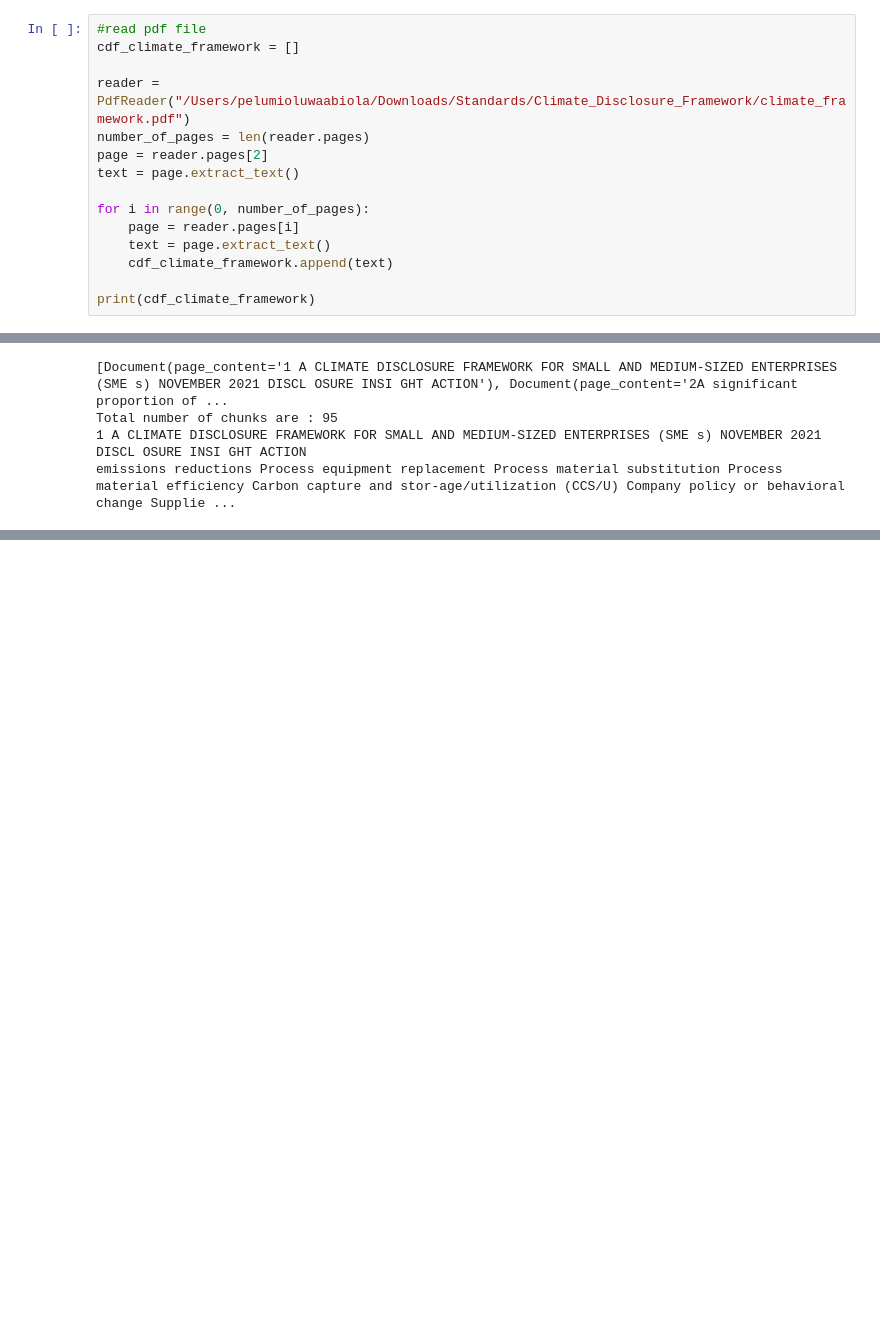
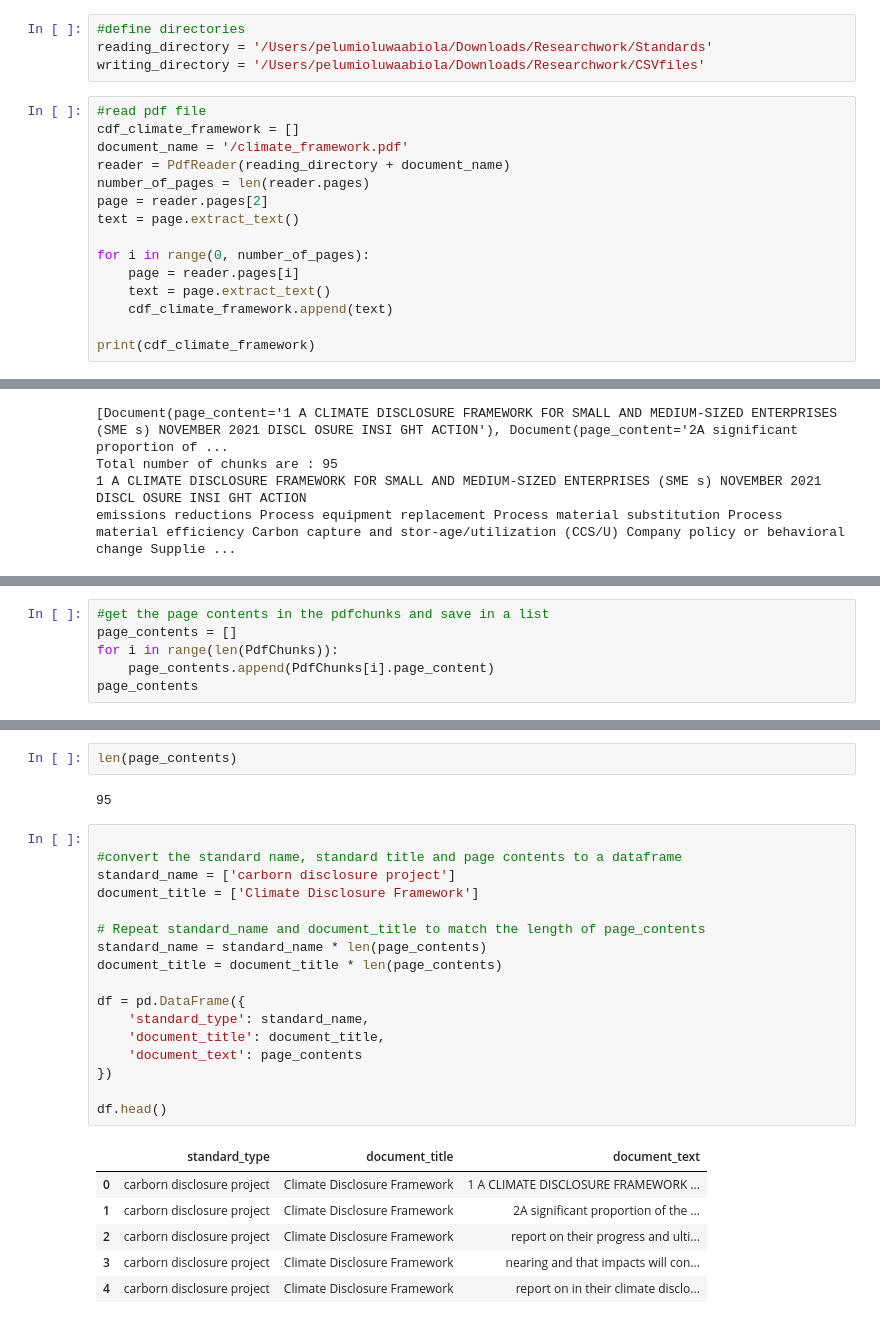
Before and after one commit to Pelumioluwa/Sustainable_Finance_Analyzer, a Jupyter notebook: DocumentProcessing.ipynb, the cells around one changed output, grey strips where cells are left out. Saved outputs shown, nothing was run; the diff lists cells and outputs as text; blank space fills up the shorter version.

Commit message:
update to data cleaning

```diff
--- a/DocumentProcessing.ipynb
+++ b/DocumentProcessing.ipynb
@@ -14,8 +15,12 @@ from langchain.text_splitter import RecursiveCharacterTextSplitter
+# %%
+#define directories
+reading_directory = '/Users/pelumioluwaabiola/Downloads/Researchwork/Standards'
+writing_directory = '/Users/pelumioluwaabiola/Downloads/Researchwork/CSVfiles'
 # %%
 #read pdf file
 cdf_climate_framework = []
-
-reader = PdfReader("/Users/pelumioluwaabiola/Downloads/Standards/Climate_Disclosure_Framework/climate_framework.pdf")
+document_name = '/climate_framework.pdf'
+reader = PdfReader(reading_directory + document_name)
 number_of_pages = len(reader.pages)
 page = reader.pages[2]
 text = page.extract_text()
@@ -119,0 +121,6 @@ emissions reductions Process equipment replacement Process material substitution
+# %%
+#get the page contents in the pdfchunks and save in a list
+page_contents = []
+for i in range(len(PdfChunks)):
+    page_contents.append(PdfChunks[i].page_content)
+page_contents
@@ -119,0 +145,28 @@ emissions reductions Process equipment replacement Process material substitution
+# %%
+len(page_contents)
+# %% [output]
+95
+# %%
+
+#convert the standard name, standard title and page contents to a dataframe
+standard_name = ['carborn disclosure project']
+document_title = ['Climate Disclosure Framework']
+
+# Repeat standard_name and document_title to match the length of page_contents
+standard_name = standard_name * len(page_contents)
+document_title = document_title * len(page_contents)
+
+df = pd.DataFrame({
+    'standard_type': standard_name,
+    'document_title': document_title,
+    'document_text': page_contents
+})
+
+df.head()
+# %% [output]
+|  | standard_type | document_title | document_text |
+| 0 | carborn disclosure project | Climate Disclosure Framework | 1 A CLIMATE DISCLOSURE FRAMEWORK ... |
+| 1 | carborn disclosure project | Climate Disclosure Framework | 2A significant proportion of the ... |
+| 2 | carborn disclosure project | Climate Disclosure Framework | report on their progress and ulti... |
+| 3 | carborn disclosure project | Climate Disclosure Framework | nearing and that impacts will con... |
+| 4 | carborn disclosure project | Climate Disclosure Framework | report on in their climate disclo... |
```
Also changed, not shown: parts of 4 cells of this notebook.
